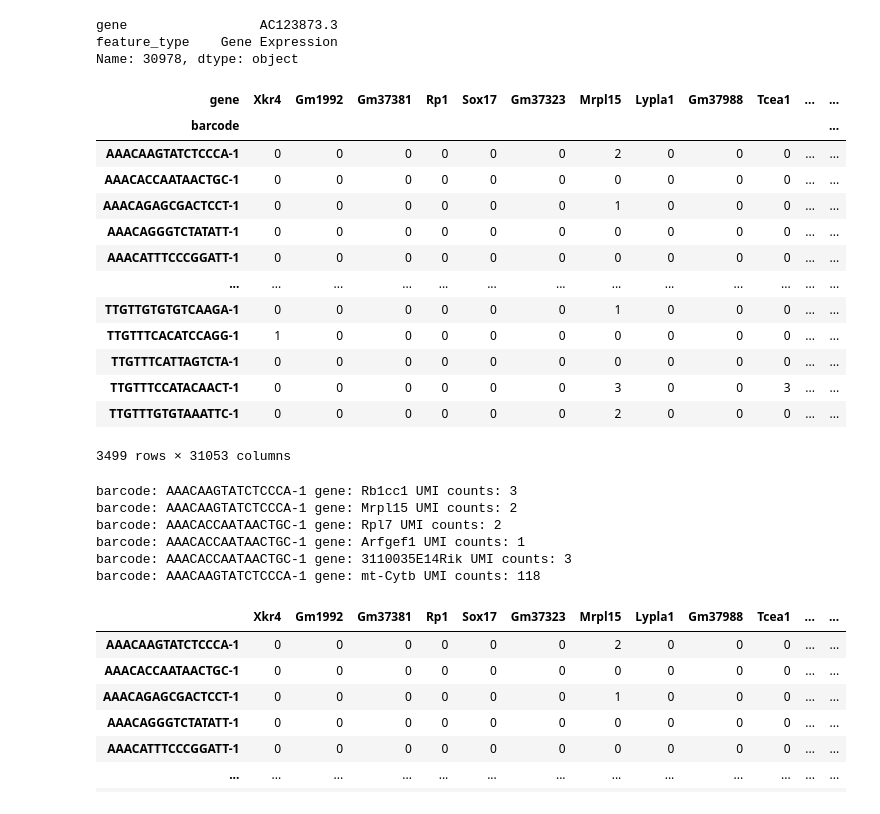
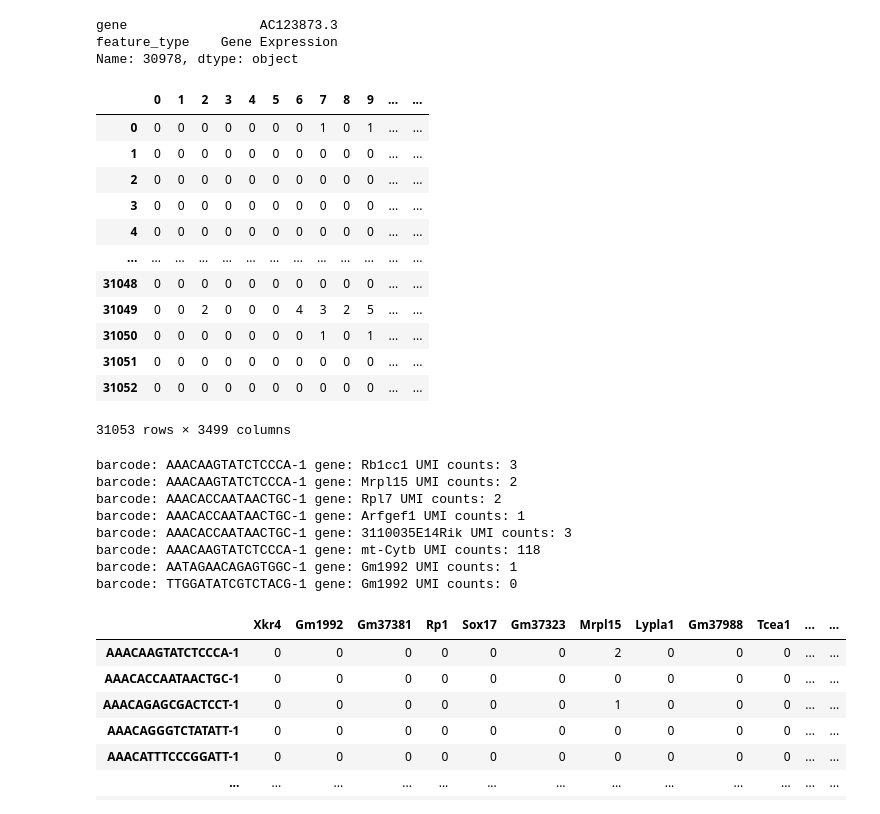
Before and after one commit to ScheWann/A-Part-to-Whole-Circular-Cell-Explorer, a Jupyter notebook: RedesignChallenge/Python/process.ipynb, the cells around one changed output. Drawn from its saved outputs; the diff is of its cells as text; code cells hidden in the pictures.

Commit message:
gene feature data process

```diff
--- a/RedesignChallenge/Python/process.ipynb
+++ b/RedesignChallenge/Python/process.ipynb
@@ -19,7 +20,7 @@ import tables
 # %%
 feature_matrix = mmread("../Data/FeatureMatrix.mtx")
 # %%
-feature_matrix_precise = mmread("../Data/FeatureMatrix_test.mtx")
+feature_matrix_precise = mmread("../Data/FeatureMatrix_precise.mtx")
 # %%
 genes = pd.read_csv("../Data/Genes.csv")
 barcode_positions = pd.read_csv("../Data/SpotPositions.csv")
@@ -84,26 +85,25 @@ Name: 30978, dtype: object
 # %%
 df_precise = pd.DataFrame.sparse.from_spmatrix(feature_matrix_precise)
 
-df_precise.columns = barcode_positions['barcode']
-df_precise.index = genes['gene']
+# df_precise.columns = barcode_positions['barcode']
+# df_precise.index = genes['gene']
 
-df_precise = df_precise.transpose()
+# df_precise = df_precise.transpose()
 df_precise
 # %% [output]
-| gene | Xkr4 | Gm1992 | Gm37381 | Rp1 | Sox17 | Gm37323 | Mrpl15 | Lypla1 | Gm37988 | Tcea1 | ... | ... |
-| barcode |  |  |  |  |  |  |  |  |  |  |  | ... |
-| AAACAAGTATCTCCCA-1 | 0 | 0 | 0 | 0 | 0 | 0 | 2 | 0 | 0 | 0 | ... | ... |
-| AAACACCAATAACTGC-1 | 0 | 0 | 0 | 0 | 0 | 0 | 0 | 0 | 0 | 0 | ... | ... |
-| AAACAGAGCGACTCCT-1 | 0 | 0 | 0 | 0 | 0 | 0 | 1 | 0 | 0 | 0 | ... | ... |
-| AAACAGGGTCTATATT-1 | 0 | 0 | 0 | 0 | 0 | 0 | 0 | 0 | 0 | 0 | ... | ... |
-| AAACATTTCCCGGATT-1 | 0 | 0 | 0 | 0 | 0 | 0 | 0 | 0 | 0 | 0 | ... | ... |
+|  | 0 | 1 | 2 | 3 | 4 | 5 | 6 | 7 | 8 | 9 | ... | ... |
+| 0 | 0 | 0 | 0 | 0 | 0 | 0 | 0 | 1 | 0 | 1 | ... | ... |
+| 1 | 0 | 0 | 0 | 0 | 0 | 0 | 0 | 0 | 0 | 0 | ... | ... |
+| 2 | 0 | 0 | 0 | 0 | 0 | 0 | 0 | 0 | 0 | 0 | ... | ... |
+| 3 | 0 | 0 | 0 | 0 | 0 | 0 | 0 | 0 | 0 | 0 | ... | ... |
+| 4 | 0 | 0 | 0 | 0 | 0 | 0 | 0 | 0 | 0 | 0 | ... | ... |
 | ... | ... | ... | ... | ... | ... | ... | ... | ... | ... | ... | ... | ... |
-| TTGTTGTGTGTCAAGA-1 | 0 | 0 | 0 | 0 | 0 | 0 | 1 | 0 | 0 | 0 | ... | ... |
-| TTGTTTCACATCCAGG-1 | 1 | 0 | 0 | 0 | 0 | 0 | 0 | 0 | 0 | 0 | ... | ... |
-| TTGTTTCATTAGTCTA-1 | 0 | 0 | 0 | 0 | 0 | 0 | 0 | 0 | 0 | 0 | ... | ... |
-| TTGTTTCCATACAACT-1 | 0 | 0 | 0 | 0 | 0 | 0 | 3 | 0 | 0 | 3 | ... | ... |
-| TTGTTTGTGTAAATTC-1 | 0 | 0 | 0 | 0 | 0 | 0 | 2 | 0 | 0 | 0 | ... | ... |
+| 31048 | 0 | 0 | 0 | 0 | 0 | 0 | 0 | 0 | 0 | 0 | ... | ... |
+| 31049 | 0 | 0 | 2 | 0 | 0 | 0 | 4 | 3 | 2 | 5 | ... | ... |
+| 31050 | 0 | 0 | 0 | 0 | 0 | 0 | 0 | 1 | 0 | 1 | ... | ... |
+| 31051 | 0 | 0 | 0 | 0 | 0 | 0 | 0 | 0 | 0 | 0 | ... | ... |
+| 31052 | 0 | 0 | 0 | 0 | 0 | 0 | 0 | 0 | 0 | 0 | ... | ... |
-3499 rows × 31053 columns
+31053 rows × 3499 columns
 # %%
 print("barcode:", df_precise.index[0], "gene:", df_precise.columns[15], "UMI counts:", df_precise.iloc[0,15])
 print("barcode:", df_precise.index[0], "gene:", df_precise.columns[6], "UMI counts:", df_precise.iloc[0,6])
@@ -111,6 +111,8 @@ print("barcode:", df_precise.index[1], "gene:", df_precise.columns[61], "UMI cou
 print("barcode:", df_precise.index[1], "gene:", df_precise.columns[38], "UMI counts:", df_precise.iloc[1,38])
 print("barcode:", df_precise.index[1], "gene:", df_precise.columns[25], "UMI counts:", df_precise.iloc[1,25])
 print("barcode:", df_precise.index[0], "gene:", df_precise.columns[30975], "UMI counts:", df_precise.iloc[0,30975])
+print("barcode:", df_precise.index[167], "gene:", df_precise.columns[1], "UMI counts:", df_precise.iloc[167,1])
+print("barcode:", df_precise.index[3463], "gene:", df_precise.columns[1], "UMI counts:", df_precise.iloc[3464,1])
 # %% [output]
 barcode: AAACAAGTATCTCCCA-1 gene: Rb1cc1 UMI counts: 3
 barcode: AAACAAGTATCTCCCA-1 gene: Mrpl15 UMI counts: 2
@@ -118,6 +120,8 @@ barcode: AAACACCAATAACTGC-1 gene: Rpl7 UMI counts: 2
 barcode: AAACACCAATAACTGC-1 gene: Arfgef1 UMI counts: 1
 barcode: AAACACCAATAACTGC-1 gene: 3110035E14Rik UMI counts: 3
 barcode: AAACAAGTATCTCCCA-1 gene: mt-Cytb UMI counts: 118
+barcode: AATAGAACAGAGTGGC-1 gene: Gm1992 UMI counts: 1
+barcode: TTGGATATCGTCTACG-1 gene: Gm1992 UMI counts: 0
 # %%
 df = pd.DataFrame.sparse.from_spmatrix(feature_matrix_precise, index=genes['gene'].values, columns=barcode_positions['barcode'].values)
 
```
Also changed, not shown: parts of 6 cells of this notebook, 2 other files.
